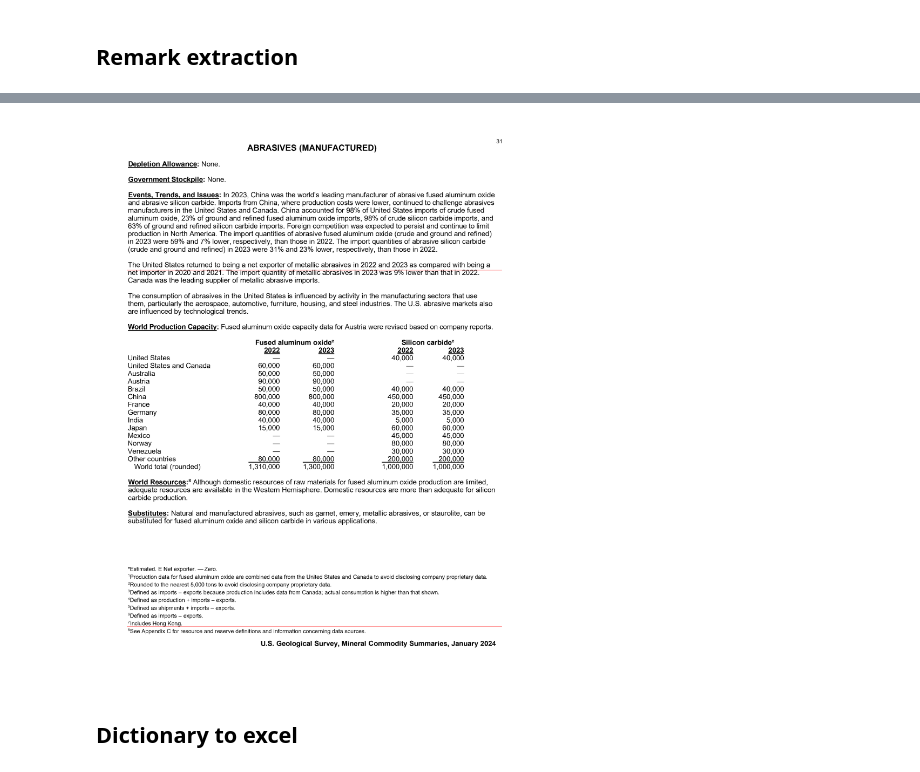
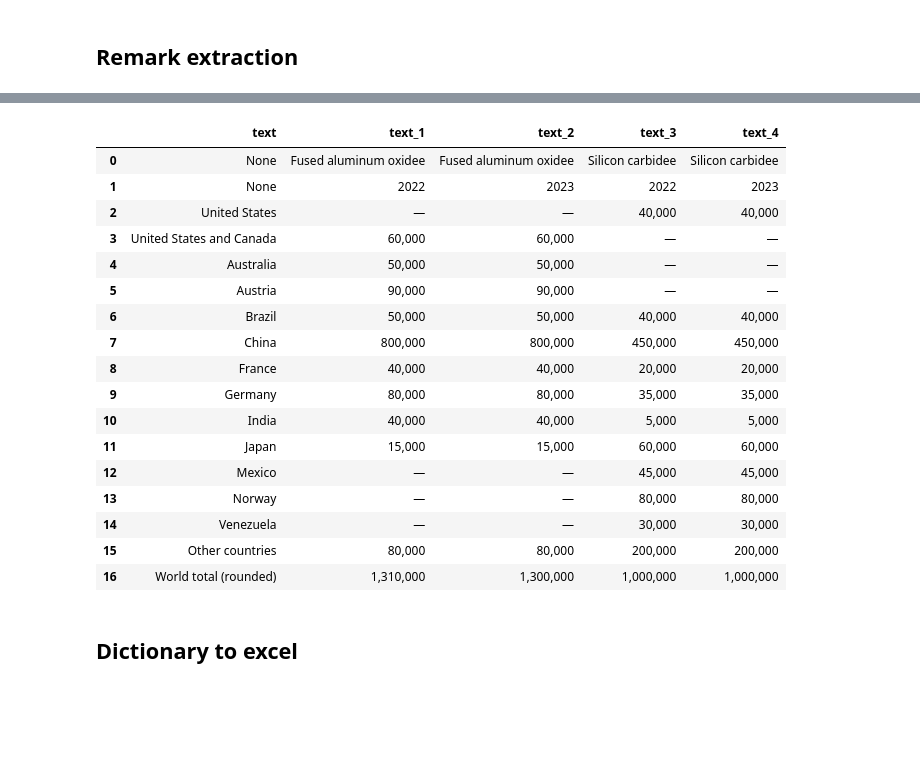
Before and after one commit to Yassmine2020/MaterialRisksSimulation, a Jupyter notebook: test_usgs/main.ipynb, the cells around one changed output, grey strips where cells are left out. Drawn from its saved outputs; the diff is of its cells as text; code cells hidden in the pictures; blank space fills up the shorter version.

```diff
--- a/test_usgs/main.ipynb
+++ b/test_usgs/main.ipynb
@@ -851,11 +350,0 @@ bounding_box
-# %%
-with pdfplumber.open("mcs2024.pdf") as pdf:
-    im = pdf.pages[34].to_image(resolution=250)
-
-im.draw_line([(575, bounding_box['max_top'].min()), (44, bounding_box['max_top'].min())], )
-im.draw_line([(575, bounding_box['min_bottom'].max()), (44, bounding_box['min_bottom'].max())], )
-
-# im.draw_line([(575, 320), (44, 320)], )
-# im.draw_line([(575, 500), (44, 500)], )
-# %% [output]
-[figure, removed]
@@ -863,0 +351,16 @@ df[(df['top'] > 320) & (df['bottom'] < 500)].to_csv('table_datawith_coords.csv',
+# %%
+with open('json_files/scraping_base.json', 'r', encoding='utf-8') as json_file:
+    loaded_scraping_base = json.load(json_file)
+
+# Convert serialized dictionaries back to DataFrames
+def convert_dict_to_df(d):
+    if isinstance(d, list) and all(isinstance(i, dict) for i in d):
+        return pd.DataFrame(d)
+    elif isinstance(d, list):
+        return [convert_dict_to_df(i) for i in d]
+    elif isinstance(d, dict):
+        return {k: convert_dict_to_df(v) for k, v in d.items()}
+    else:
+        return d
+
+scraping_base = convert_dict_to_df(loaded_scraping_base)
@@ -863,0 +381,47 @@ df[(df['top'] > 320) & (df['bottom'] < 500)].to_csv('table_datawith_coords.csv',
+# %%
+for material in list(scraping_base.keys()):
+    if isinstance(scraping_base[material]['tables'], pd.DataFrame):
+        scraping_base[material]['tables'] = scraping_base[material]['tables'].to_dict(orient='records')
+    else:
+        scraping_base[material]['tables'] = []
+
+    selected_ps, contents = scraping_base[material]['pages_num'], scraping_base[material]['pages_content']
+    i = 0
+
+    for selected_p in selected_ps:
+        content = contents[i]
+        i += 1
+        result = extract_table(selected_p - 1, content)
+        if result is None or len(result[0]) == 0:
+            continue
+
+        list_of_table_df, list_of_bbox, page, imaaa = result
+        table_dfs = table_to_df(list_of_table_df)
+        if not table_dfs:
+            continue
+
+        for table_df, bbox in zip(table_dfs, list_of_bbox):
+            table = table_df.sort_values('bottom')
+            scraping_base[material]['tables'].append((table.to_dict(orient='records'), bbox, page))
+# %%
+s = pd.DataFrame(scraping_base['Abrasives']['tables'][1][0]).sort_values('bottom')
+s.drop('bottom', axis= 1)
+# %% [output]
+|  | text | text_1 | text_2 | text_3 | text_4 |
+| 0 | None | Fused aluminum oxidee | Fused aluminum oxidee | Silicon carbidee | Silicon carbidee |
+| 1 | None | 2022 | 2023 | 2022 | 2023 |
+| 2 | United States | — | — | 40,000 | 40,000 |
+| 3 | United States and Canada | 60,000 | 60,000 | — | — |
+| 4 | Australia | 50,000 | 50,000 | — | — |
+| 5 | Austria | 90,000 | 90,000 | — | — |
+| 6 | Brazil | 50,000 | 50,000 | 40,000 | 40,000 |
+| 7 | China | 800,000 | 800,000 | 450,000 | 450,000 |
+| 8 | France | 40,000 | 40,000 | 20,000 | 20,000 |
+| 9 | Germany | 80,000 | 80,000 | 35,000 | 35,000 |
+| 10 | India | 40,000 | 40,000 | 5,000 | 5,000 |
+| 11 | Japan | 15,000 | 15,000 | 60,000 | 60,000 |
+| 12 | Mexico | — | — | 45,000 | 45,000 |
+| 13 | Norway | — | — | 80,000 | 80,000 |
+| 14 | Venezuela | — | — | 30,000 | 30,000 |
+| 15 | Other countries | 80,000 | 80,000 | 200,000 | 200,000 |
+| 16 | World total (rounded) | 1,310,000 | 1,300,000 | 1,000,000 | 1,000,000 |
```
Also changed, not shown: parts of 83 cells of this notebook, 11 other files.
